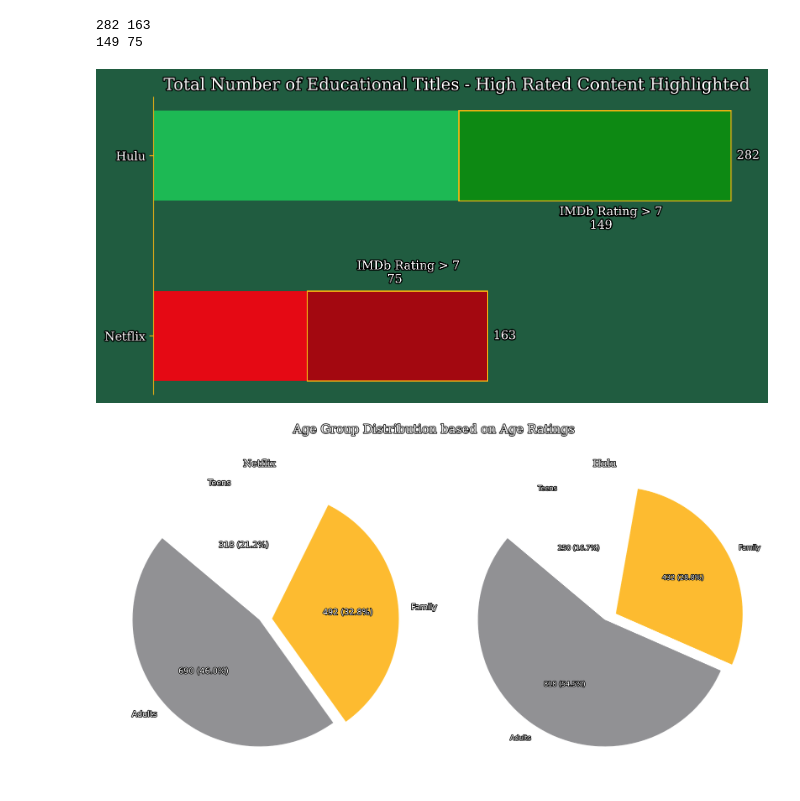
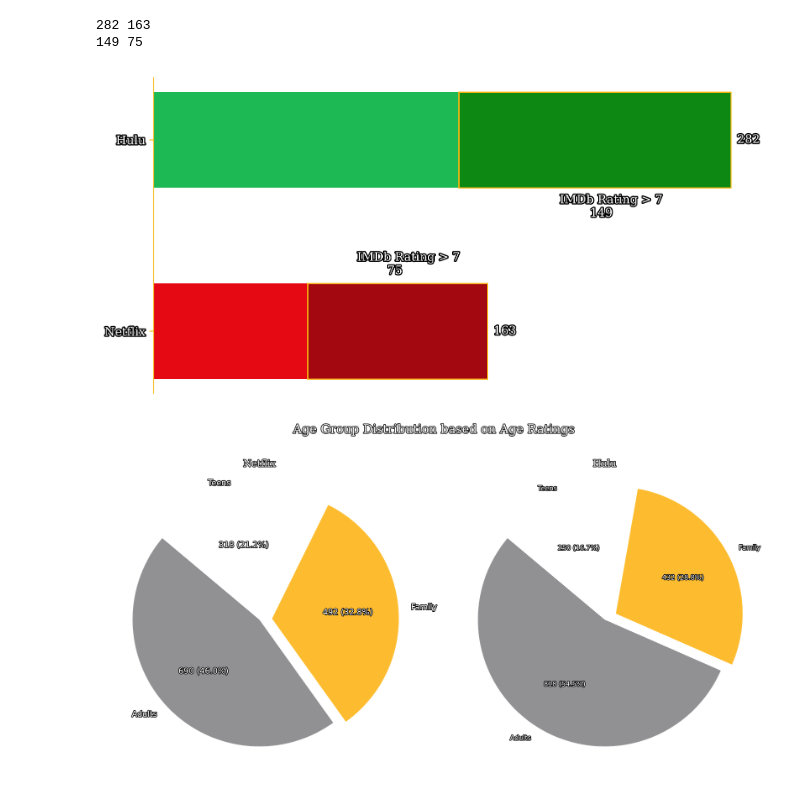
Before and after one commit to P-Panda1/msds593_group32, a Jupyter notebook: graphs1.ipynb, the cells around one changed output. Saved outputs shown, nothing was run; the diff lists cells and outputs as text; code cells hidden in the pictures.

```diff
--- a/graphs1.ipynb
+++ b/graphs1.ipynb
@@ -231,8 +236,7 @@ fig, ax = plt.subplots(figsize=(8, 3))
 bars = ax.barh(international_counts['Platform'], international_counts['Count'], height=[
     0.4, 0.4], color=['#1DB954', '#E50914'])
 
-ax.set_title('Total Number of International Titles',
-             color="white", font='Serif', size=14, path_effects=[plt.matplotlib.patheffects.withStroke(linewidth=2, foreground='black')])
+ax.set_title('Total Number of International Titles',color="white", font='Serif', size=14, path_effects=[plt.matplotlib.patheffects.withStroke(linewidth=2, foreground='black')])
 
 
 ax.tick_params(axis='x', which='both', bottom=False,
@@ -336,40 +400,40 @@ for bar in bars:
     xval = bar.get_width()
     color = 'white'
     text2 = ax.text(xval +3, bar.get_y() + bar.get_height()/2.0, int(xval), va='center', ha='left', color=color, fontsize=10, fontweight='normal', font = 'Serif')
     text2.set_path_effects([path_effects.Stroke(linewidth=2, foreground='black'), path_effects.Normal()])
 
 
 ax.tick_params(axis='x', which='both', bottom=False, top=False, labelbottom=False)
 ax.tick_params(axis='y', colors='#f7b512')
 ax.set_xticklabels(ax.get_xticks(), color="white", font='Serif', rotation=0, path_effects=[
                    plt.matplotlib.patheffects.withStroke(linewidth=2, foreground='black')])
-ax.set_yticklabels(edu_counts['Platform'], color="white", font='Serif', rotation=0, path_effects=[
-                   plt.matplotlib.patheffects.withStroke(linewidth=2, foreground='black')])
+ax.set_yticklabels(edu_counts['Platform'], color="white", font='Serif', rotation=0,
+path_effects=[plt.matplotlib.patheffects.withStroke(linewidth=2, foreground='black')])
+#ax.set_title('Total Number of Educational Titles - High Rated Content Highlighted',color="white", font='Serif', size=14,weight = "bold",path_effects=[plt.matplotlib.patheffects.withStroke(linewidth=2, foreground='black')])
 
-ax.set_title('Total Number of Educational Titles - High Rated Content Highlighted',
-             color="white", font='Serif', size=14, path_effects=[plt.matplotlib.patheffects.withStroke(linewidth=2, foreground='black')])
 # ax.set_xlabel('Number of Titles')
 # ax.set_ylabel('Platform')
 
-fig.patch.set_facecolor('#205c40')
-ax.set_facecolor('#205c40')
+fig.patch.set_facecolor('None')
+ax.set_facecolor('None')
+"#205c40"
 
 ax.spines['top'].set_color("#f7b512")
 ax.spines['top'].set_visible(False)
 
 ax.spines['bottom'].set_color("#f7b512")
 ax.spines['bottom'].set_visible(False)
 
 ax.spines['left'].set_color("#f7b512")
 # ax.spines['left'].set_visible(False)
 
 ax.spines['right'].set_color("#f7b512")
 ax.spines['right'].set_visible(False)
 
 plt.tight_layout()
 plt.show()
 # %% [output]
-[figure, old version]
+[figure, new version]
 # %%
 pie_colors = ['#919194', '#FDBB30', '#FFFFFF']
 explode = [0, 0.1, 0]
```
Also changed, not shown: parts of 2 cells of this notebook.
